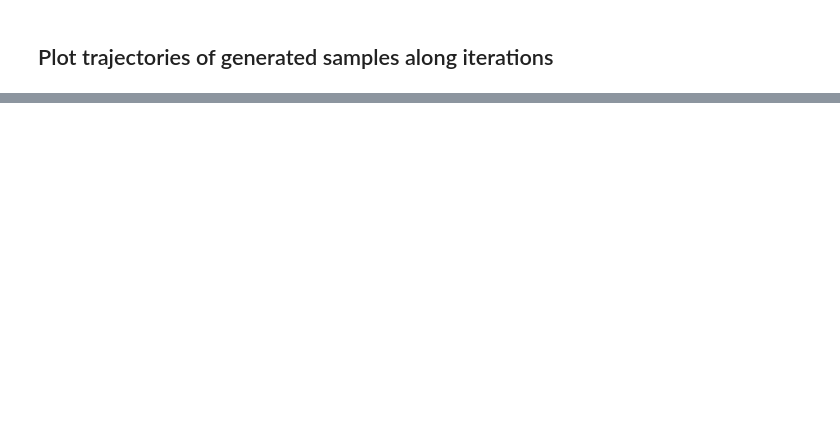
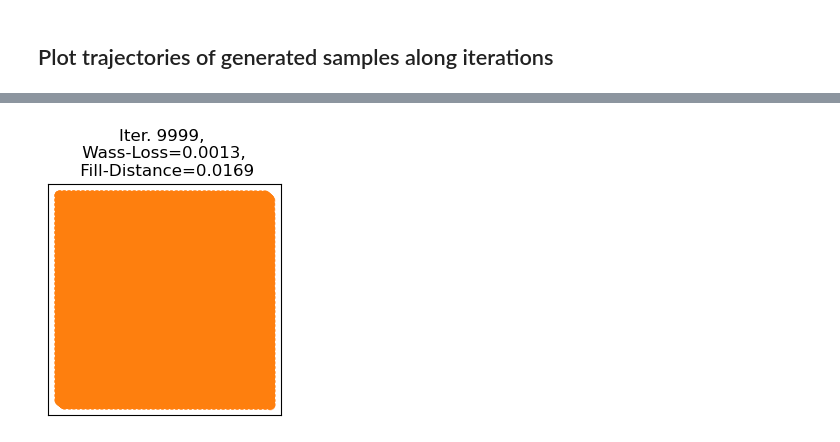
Before and after one commit to hong-niu/dgm24, a Jupyter notebook: simulations/Sim1-Square-FINAL-m=d+1_unif-Apdx.ipynb, the cells around one changed output, grey strips where cells are left out. Drawn from its saved outputs; the diff is of its cells as text; code cells hidden in the pictures; blank space fills up the shorter version.

```diff
--- a/simulations/Sim1-Square-FINAL-m=d+1_unif-Apdx.ipynb
+++ b/simulations/Sim1-Square-FINAL-m=d+1_unif-Apdx.ipynb
@@ -318,0 +296,45 @@ pl.subplots_adjust(left=None, bottom=None, right=None, top=None, wspace=0.3, hsp
+# %%
+import torch
+import matplotlib.pyplot as plt
+import numpy as np
+
+# Set c_size to 13
+c_size = 45
+
+# Generate grid input for visualization
+c1 = torch.arange(1, c_size + 1) / c_size
+c2 = torch.arange(1, c_size + 1) / c_size
+c3 = torch.arange(1, c_size + 1) / c_size
+
+# Cartesian product to create grid input
+c = torch.cartesian_prod(c1, c2, c3)
+xnvisu = c
+
+# Pass grid input through the trained generator (G)
+G.eval()  # Set the generator to evaluation mode
+with torch.no_grad():
+    xvisu_final = G(xnvisu).detach().numpy()
+
+pl.figure(3, (3, 3))
+
+# use the distances to map to colors
+# progression = np.linspace(0, 1, n_visu)  # Normalize progression to [0, 1], not used here
+
+pl.scatter(xd[:, 0], xd[:, 1], label='Data samples from $\mu_d$', alpha=0.2)
+pl.scatter(xvisu_final[:, 0], xvisu_final[ :, 1],
+            label='Data samples from $G\#\eta_d$',
+            alpha=.5,
+            #c = progression,
+            #cmap='Oranges'
+            )
+
+pl.xticks(())
+pl.yticks(())
+pl.title(f'Iter. {ivisu[i]}, \n Wass-Loss={round(losses[ivisu[i]], 4)}, \n Fill-Distance={round(fill_losses[ivisu[i]], 4)}')
+if i == 0:
+    pl.legend()
+
+# adjust the spacing
+pl.subplots_adjust(left=None, bottom=None, right=None, top=None, wspace=0.3, hspace=0.3)
+# %% [output]
+[figure, added]
```
Also changed, not shown: parts of 3 cells of this notebook, 3 other files.
